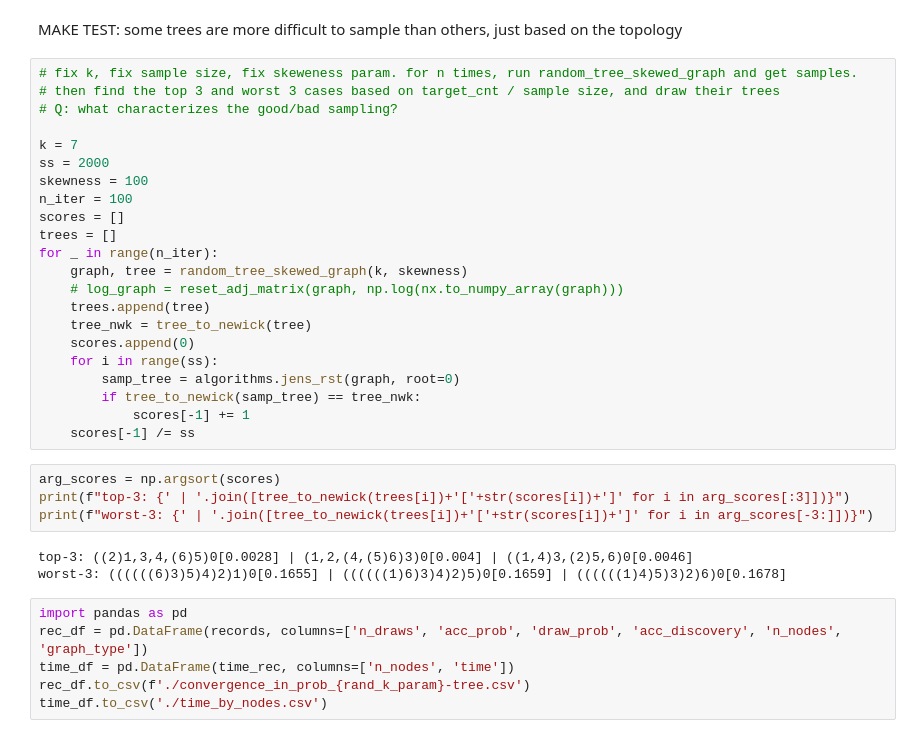
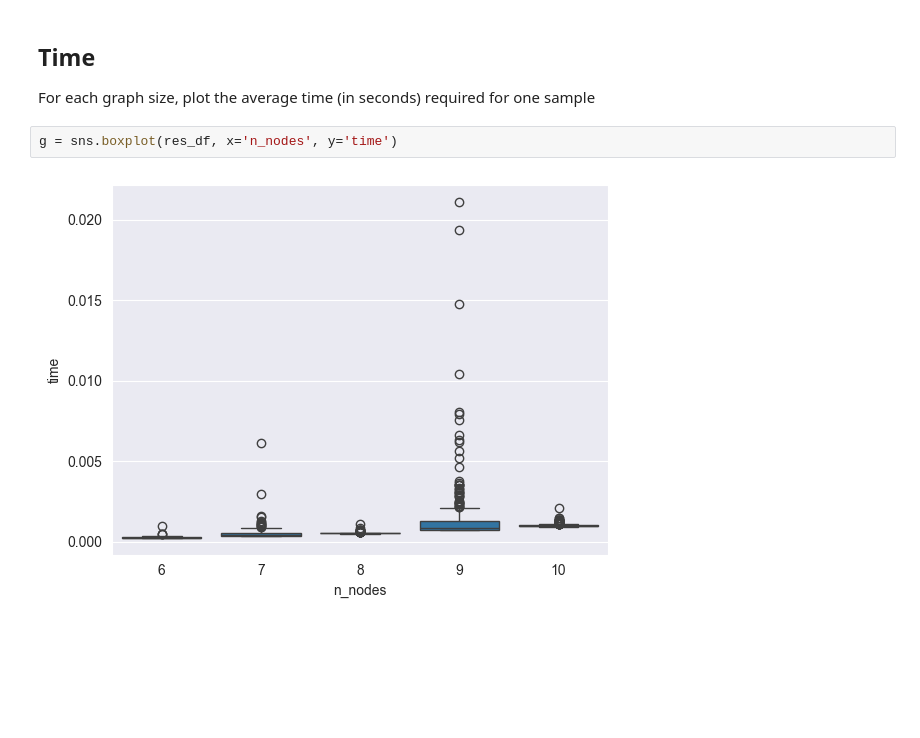
Before and after one commit to Lagergren-Lab/treesampling, a Jupyter notebook: notebooks/treesamp_analysis.ipynb, the cells around one changed output. Saved outputs shown, nothing was run; the diff lists cells and outputs as text; blank space fills up the shorter version.

```diff
--- a/notebooks/treesamp_analysis.ipynb
+++ b/notebooks/treesamp_analysis.ipynb
@@ -83,37 +84,7 @@ MST: ((((((4)2)1,7)6)9)3,(5)8)0
-# %% [markdown]
-MAKE TEST: some trees are more difficult to sample than others, just based on the topology
-# %%
-# fix k, fix sample size, fix skeweness param. for n times, run random_tree_skewed_graph and get samples.
-# then find the top 3 and worst 3 cases based on target_cnt / sample size, and draw their trees
-# Q: what characterizes the good/bad sampling?
-
-k = 7
-ss = 2000
-skewness = 100
-n_iter = 100
-scores = []
-trees = []
-for _ in range(n_iter):
-    graph, tree = random_tree_skewed_graph(k, skewness)
-    # log_graph = reset_adj_matrix(graph, np.log(nx.to_numpy_array(graph)))
-    trees.append(tree)
-    tree_nwk = tree_to_newick(tree)
-    scores.append(0)
-    for i in range(ss):
-        samp_tree = algorithms.jens_rst(graph, root=0)
-        if tree_to_newick(samp_tree) == tree_nwk:
-            scores[-1] += 1
-    scores[-1] /= ss
-# %%
-arg_scores = np.argsort(scores)
-print(f"top-3: {' | '.join([tree_to_newick(trees[i])+'['+str(scores[i])+']' for i in arg_scores[:3]])}")
-print(f"worst-3: {' | '.join([tree_to_newick(trees[i])+'['+str(scores[i])+']' for i in arg_scores[-3:]])}")
-# %% [output]
-top-3: ((2)1,3,4,(6)5)0[0.0028] | (1,2,(4,(5)6)3)0[0.004] | ((1,4)3,(2)5,6)0[0.0046]
-worst-3: ((((((6)3)5)4)2)1)0[0.1655] | ((((((1)6)3)4)2)5)0[0.1659] | ((((((1)4)5)3)2)6)0[0.1678]
-# %%
-import pandas as pd
-rec_df = pd.DataFrame(records, columns=['n_draws', 'acc_prob', 'draw_prob', 'acc_discovery', 'n_nodes', 'graph_type'])
-time_df = pd.DataFrame(time_rec, columns=['n_nodes', 'time'])
-rec_df.to_csv(f'./convergence_in_prob_{rand_k_param}-tree.csv')
-time_df.to_csv('./time_by_nodes.csv')
+# %% [markdown]
+## Time
+For each graph size, plot the average time (in seconds) required for one sample
+# %%
+g = sns.boxplot(res_df, x='n_nodes', y='time')
+# %% [output]
+[figure, added]
```
Also changed, not shown: parts of 14 cells of this notebook.
